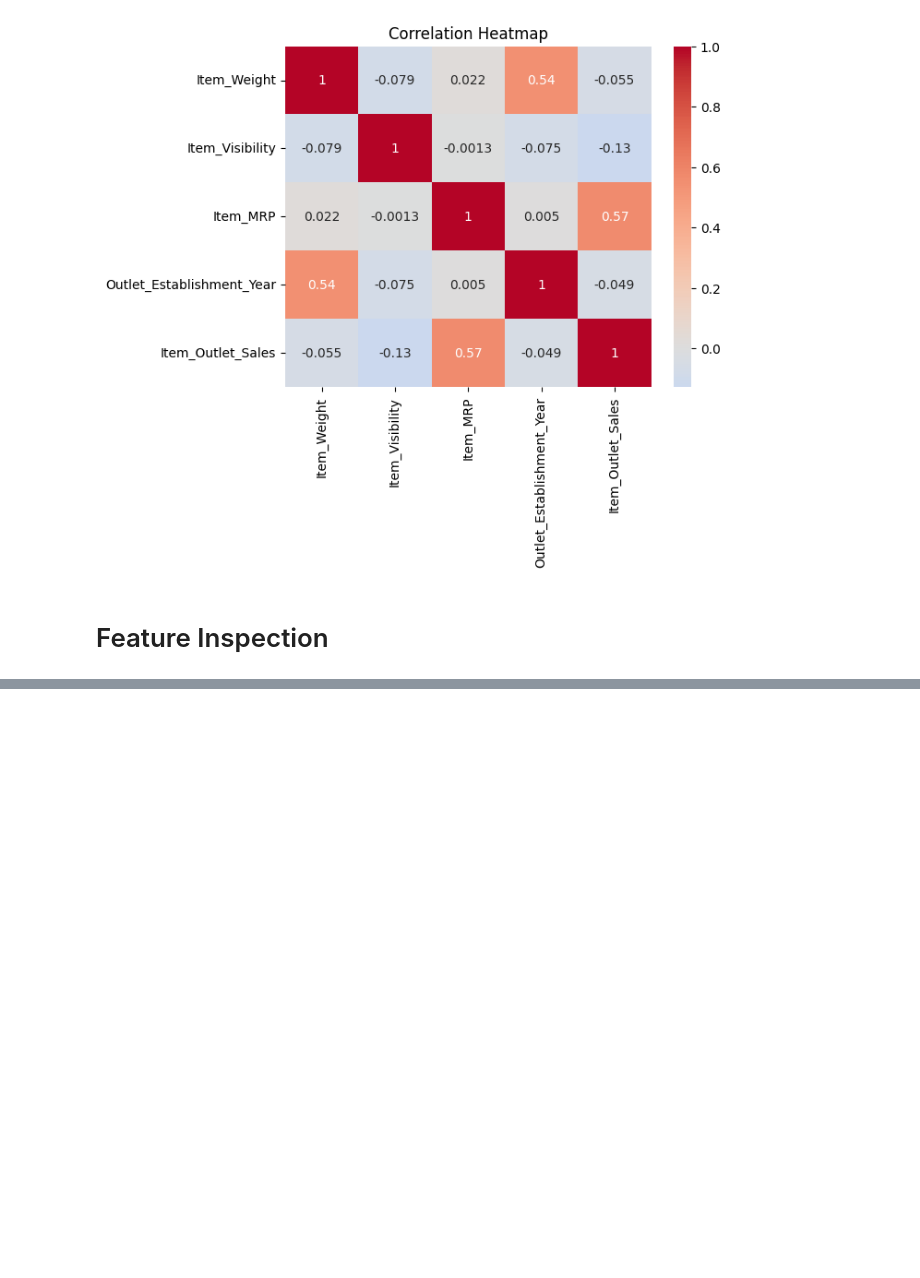
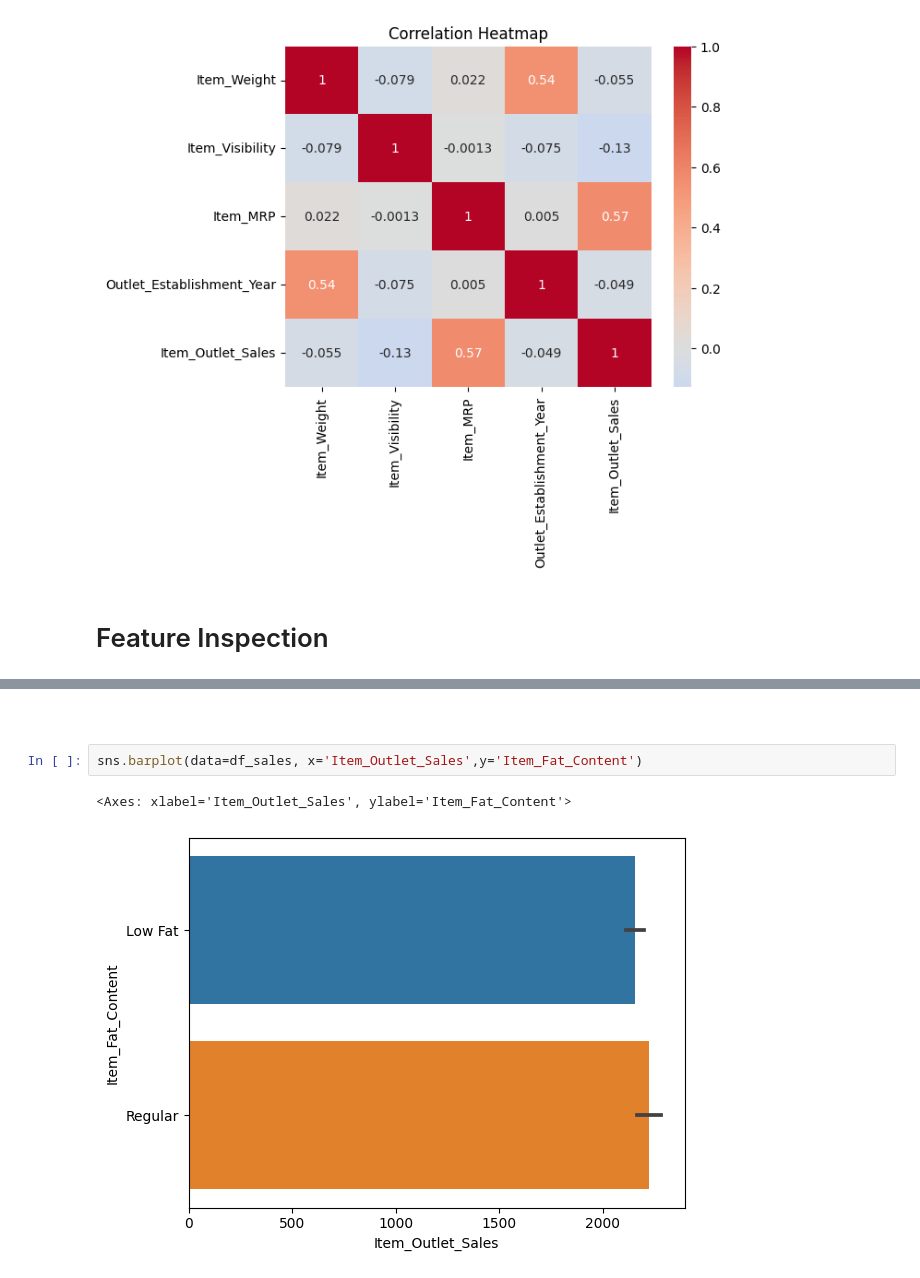
Before and after one commit to JamesCraig35/Prediction-of-Product-Sales, a Jupyter notebook: Prediction_of_Product_Sales.ipynb, the cells around one changed output, grey strips where cells are left out. Saved outputs shown, nothing was run; the diff lists cells and outputs as text; blank space fills up the shorter version.

```diff
--- a/Prediction_of_Product_Sales.ipynb
+++ b/Prediction_of_Product_Sales.ipynb
@@ -256,0 +315,7 @@ plt.show()
+# %% [markdown]
+##
+# %%
+sns.barplot(data=df_sales, x='Item_Outlet_Sales',y='Item_Fat_Content')
+# %% [output]
+<Axes: xlabel='Item_Outlet_Sales', ylabel='Item_Fat_Content'>
+[figure, added]
```
Also changed, not shown: parts of 28 cells of this notebook.
